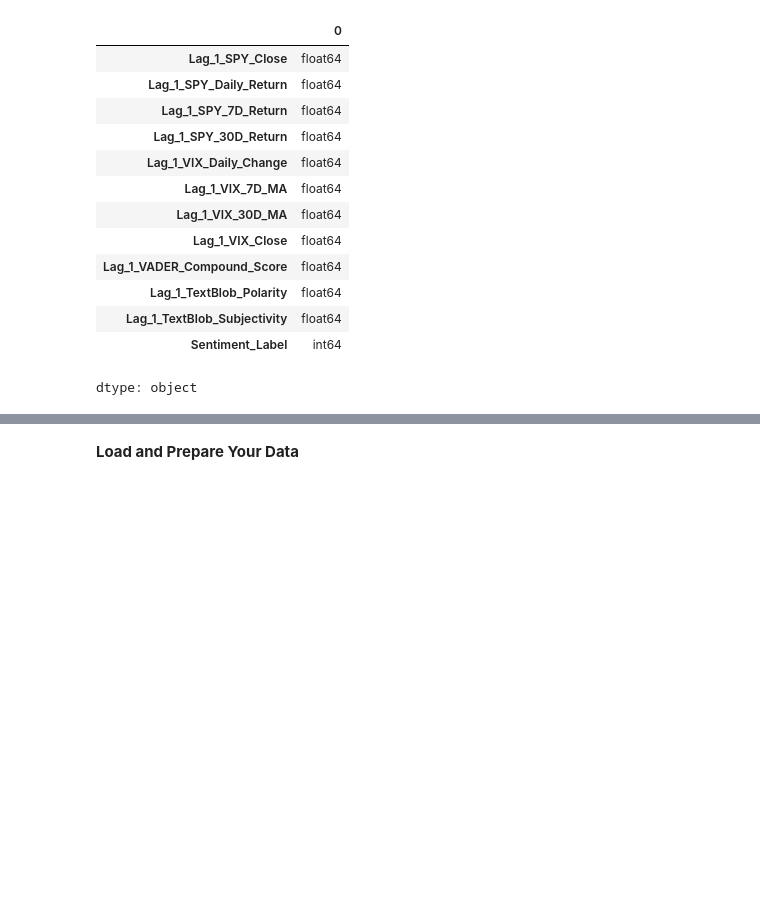
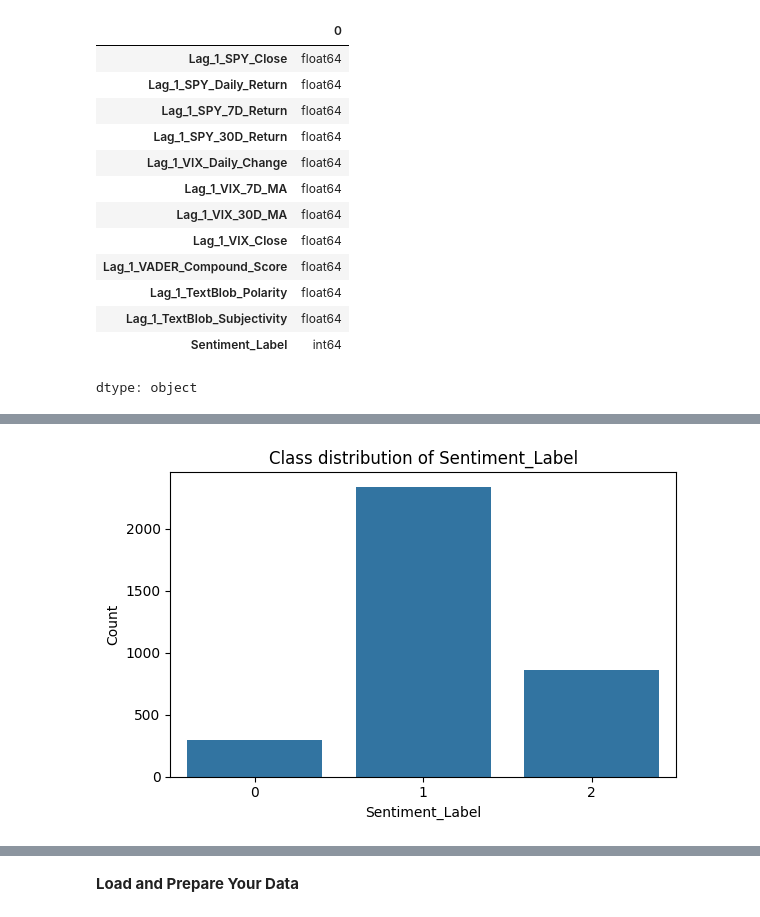
Before and after one commit to rajbhanb/MLOPSFinalProject, a Jupyter notebook: Final_Project_AutoML.ipynb, the cells around one changed output, grey strips where cells are left out. Cells and saved outputs as stored; diff of their text form; code cells hidden in the pictures; blank space fills up the shorter version.

```diff
--- a/Final_Project_AutoML.ipynb
+++ b/Final_Project_AutoML.ipynb
@@ -11,7 +11,7 @@ fatal: destination path 'MLOPSFinalProject' already exists and is not an empty d
 # %%
 import pandas as pd
 
-df = pd.read_csv("data/v2_final/final_data.csv")
+df = pd.read_csv("final_data.csv")
 df
 # %% [output]
 |  | Lag_1_SPY_Close | Lag_1_SPY_Daily_Return | Lag_1_SPY_7D_Return | Lag_1_SPY_30D_Return | ... |
@@ -81,0 +120,7 @@ from sklearn.impute import SimpleImputer
+# %%
+# Class distribution
+label_counts = df["Sentiment_Label"].value_counts().sort_index()
+label_pct = df["Sentiment_Label"].value_counts(normalize=True).sort_index() * 100
+
+print("Class counts:\n", label_counts)
+print("\nClass percentages (%):\n", label_pct.round(2))
@@ -81,0 +141,13 @@ from sklearn.impute import SimpleImputer
+# %%
+plt.figure(figsize=(6,4))
+sns.barplot(
+    x=label_counts.index.astype(str),
+    y=label_counts.values
+)
+plt.xlabel("Sentiment_Label")
+plt.ylabel("Count")
+plt.title("Class distribution of Sentiment_Label")
+plt.tight_layout()
+plt.show()
+# %% [output]
+[figure, added]
```
Also changed, not shown: parts of 32 cells of this notebook.
